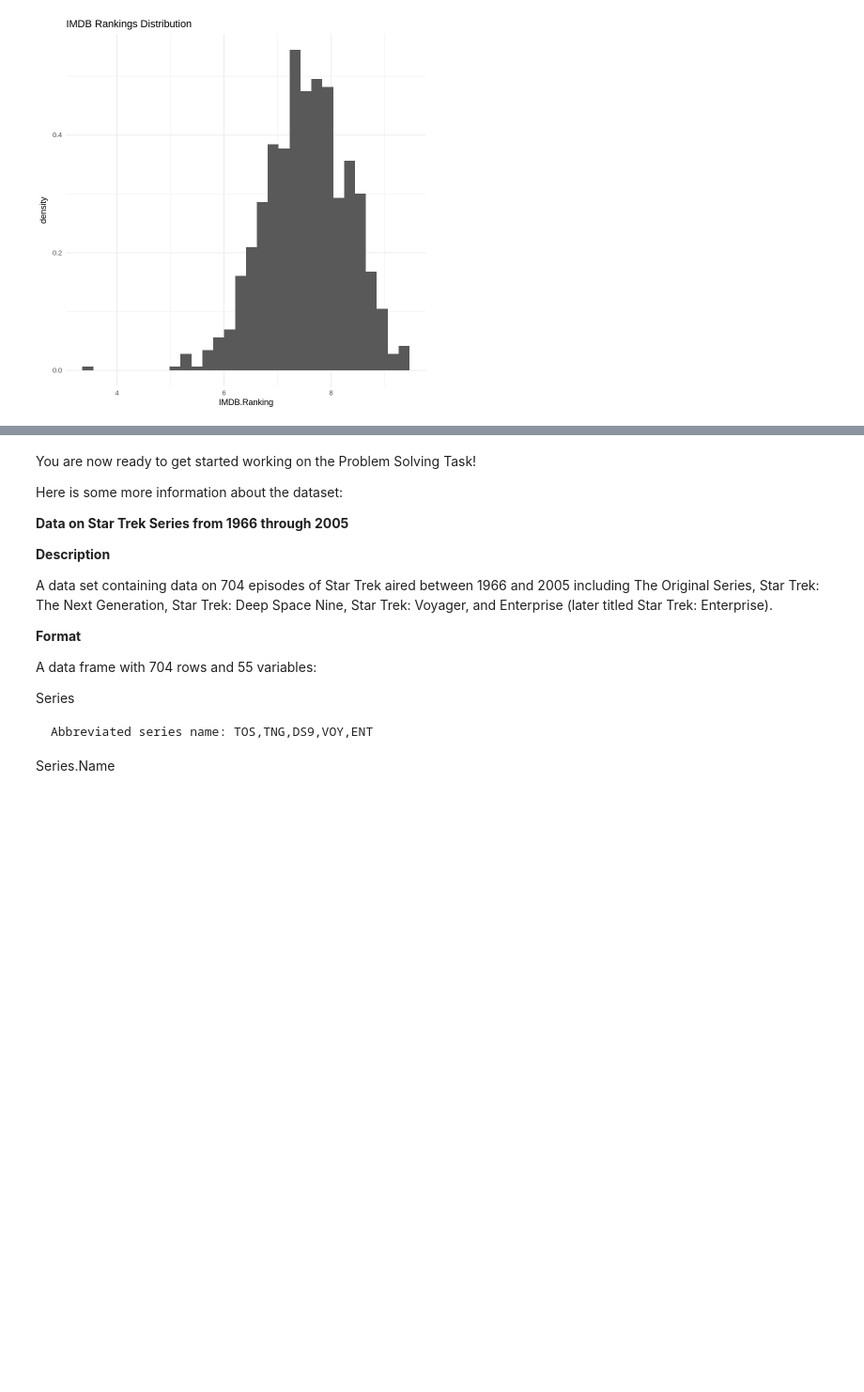
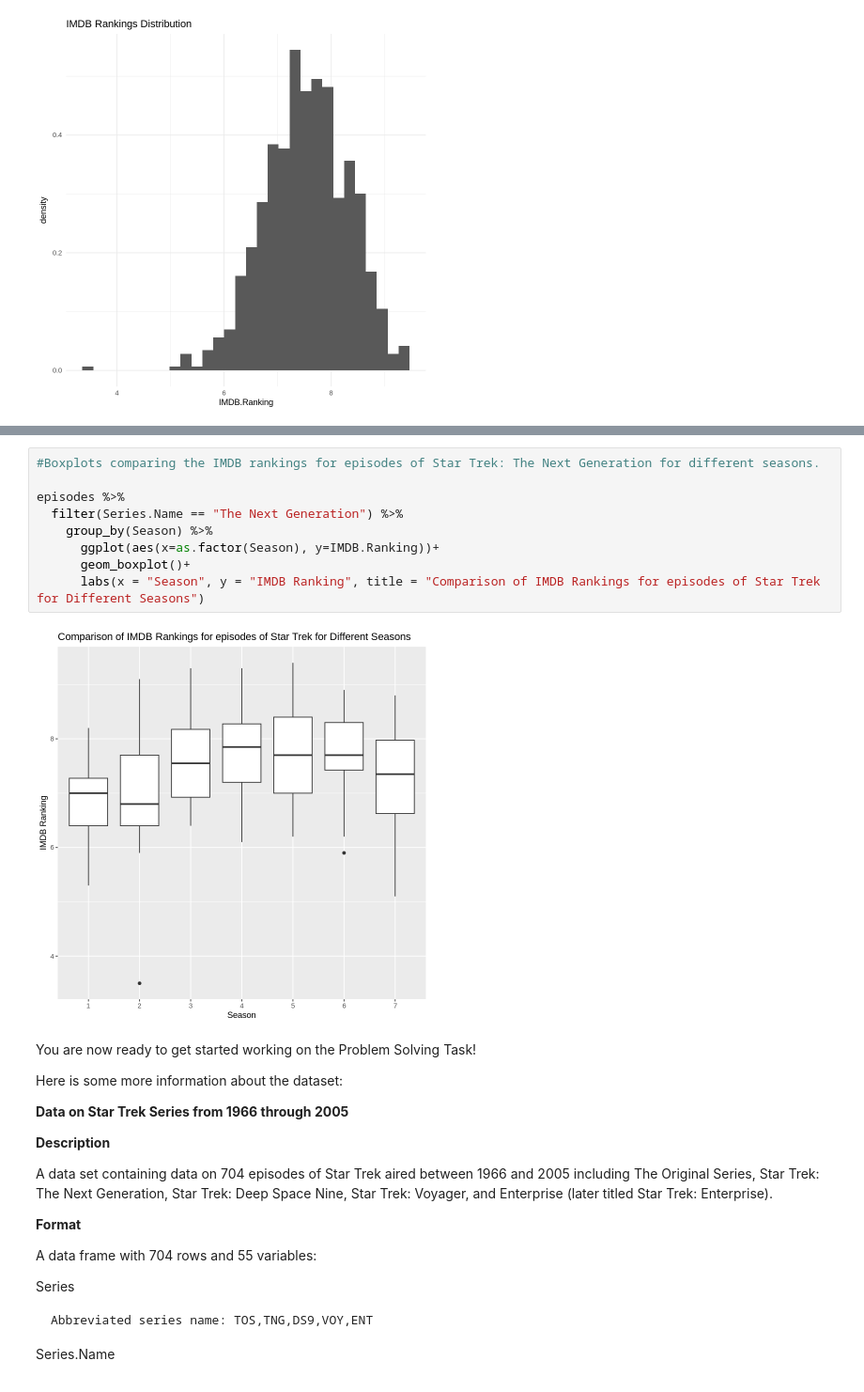
Before and after one commit to bobotheguy/MXB107, a Jupyter notebook: notebooks/psts/PST1_Starter.ipynb, the cells around one changed output, grey strips where cells are left out. Shown: that part at 94% size. Saved outputs shown, nothing was run; the diff lists cells and outputs as text; blank space fills up the shorter version.

```diff
--- a/notebooks/psts/PST1_Starter.ipynb
+++ b/notebooks/psts/PST1_Starter.ipynb
@@ -147,6 +147,17 @@ episodes %>%
        y = "Number of Episodes")
 # %% [output]
 [figure]
+# %%
+#Boxplots comparing the IMDB rankings for episodes of Star Trek: The Next Generation for different seasons.
+
+episodes %>%
+  filter(Series.Name == "The Next Generation") %>%
+    group_by(Season) %>%
+      ggplot(aes(x=as.factor(Season), y=IMDB.Ranking))+
+      geom_boxplot()+
+      labs(x = "Season", y = "IMDB Ranking", title = "Comparison of IMDB Rankings for episodes of Star Trek for Different Seasons")
+# %% [output]
+[figure, added]
 # %% [markdown]
 You are now ready to get started working on the Problem Solving Task!
 
```
Also changed, not shown: parts of 4 cells of this notebook.
